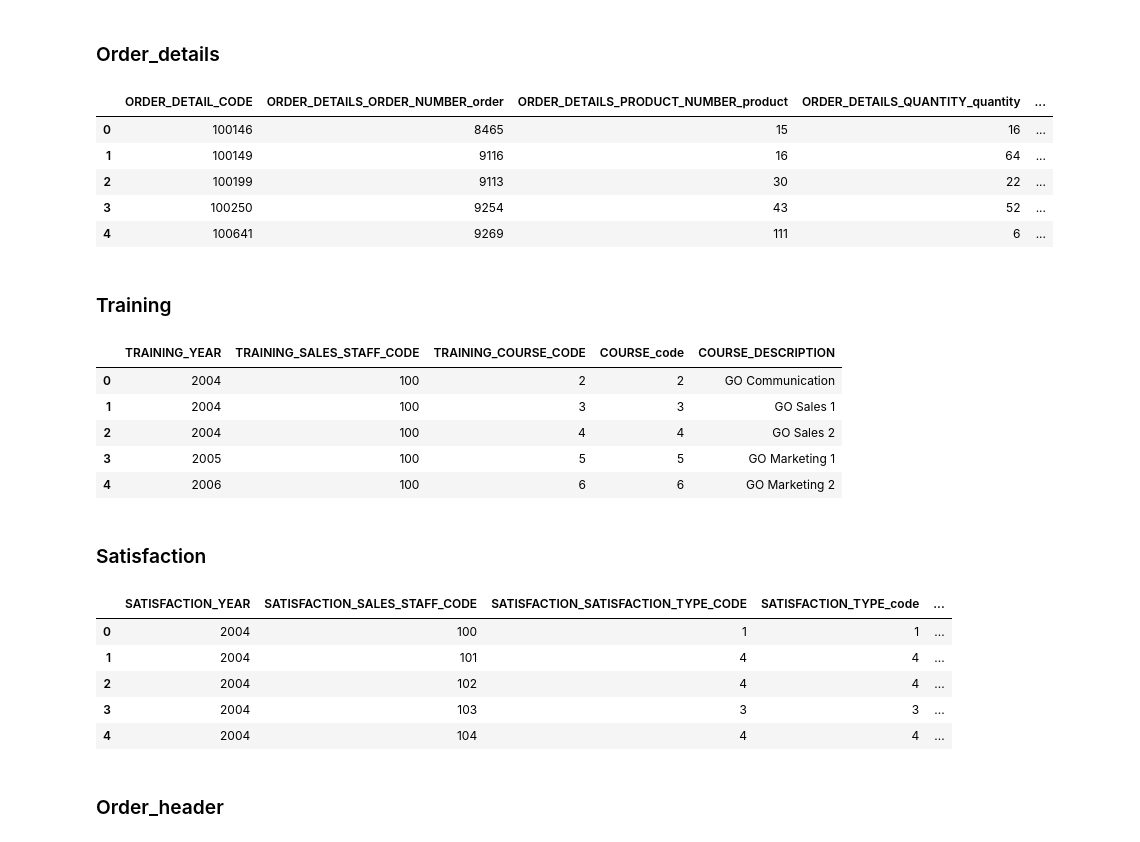
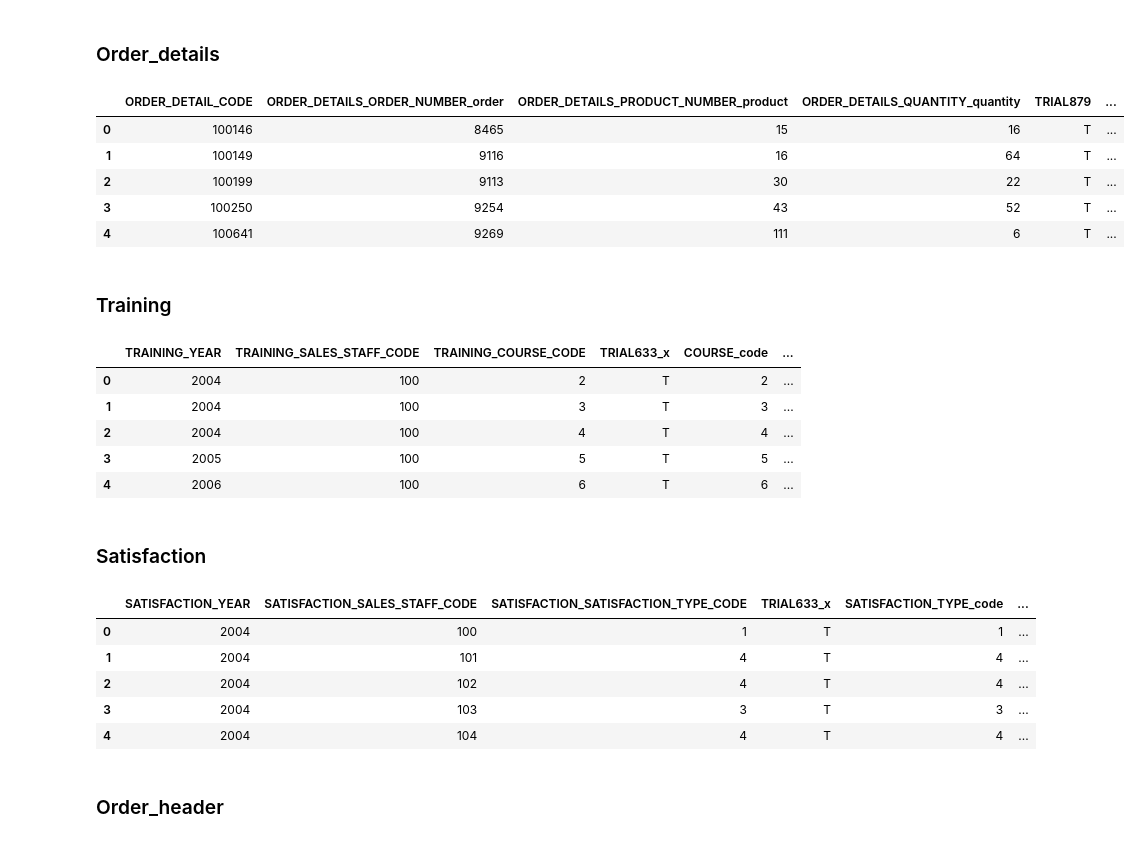
Before and after one commit to Nrojt/SE4-DEDS-Pyhton-opdrachten, a Jupyter notebook: week 4/4.3/Practicum_4.3.ipynb, the cells around one changed output. Drawn from its saved outputs; the diff is of its cells as text; code cells hidden in the pictures.

```diff
--- a/week 4/4.3/Practicum_4.3.ipynb
+++ b/week 4/4.3/Practicum_4.3.ipynb
@@ -466,13 +478,12 @@ retailer_site.head()
 ### Sales_branch
 # %%
 sales_branch = go_sales_sales_branch
-
-# dropping the trial888 column
-sales_branch = sales_branch.drop(columns=['TRIAL888'])
 
 # rename the columns
 sales_branch = sales_branch.rename(columns={'SALES_BRANCH_CODE': 'SALES_BRANCH_code', 'COUNTRY_CODE': 'SALES_BRANCH_COUNTRY_CODE_country', 'REGION': 'SALES_BRANCH_REGION_region', 'CITY': 'SALES_BRANCH_CITY_city', 'POSTAL_ZONE': 'SALES_BRANCH_POSTAL_ZONE_postal_zone', 'ADDRESS1': 'SALES_BRANCH_ADDRESS1_address', 'ADDRESS2': 'SALES_BRANCH_ADDRESS2_address', 'MAIN_ADDRESS': 'SALES_BRANCH_MAIN_ADDRESS_address'})
 
+all_dataframes.append(sales_branch)
+
 sales_branch.head()
 # %% [output]
 |  | SALES_BRANCH_code | SALES_BRANCH_ADDRESS1_address | SALES_BRANCH_ADDRESS2_address | SALES_BRANCH_CITY_city | ... |
@@ -485,13 +496,12 @@ sales_branch.head()
 ### Retailer_contact
 # %%
 retailer_contact = go_crm_retailer_contact
-
-# dropping the trial222 column
-retailer_contact = retailer_contact.drop(columns=['TRIAL222'])
 
 # rename the columns
 retailer_contact = retailer_contact.rename(columns={'RETAILER_CONTACT_CODE': 'RETAILER_CONTACT_code', 'E_MAIL': 'RETAILER_CONTACT_email', 'RETAILER_SITE_CODE': 'RETAILER_CONTACT_RETAILER_SITE_CODE_site_code', 'JOB_POSITION_EN': 'RETAILER_CONTACT_JOB_POSITION_EN_position', 'EXTENSION': 'RETAILER_CONTACT_EXTENSION_extension', 'FAX': 'RETAILER_CONTACT_FAX_fax', 'GENDER' : 'RETAILER_CONTACT_GENDER_gender', 'FIRST_NAME': 'RETAILER_CONTACT_FIRST_NAME_first_name', 'LAST_NAME': 'RETAILER_CONTACT_LAST_NAME_last_name'})
 
+all_dataframes.append(retailer_contact)
+
 retailer_contact.head()
 # %% [output]
 |  | RETAILER_CONTACT_code | RETAILER_CONTACT_RETAILER_SITE_CO... | RETAILER_CONTACT_FIRST_NAME_first... | RETAILER_CONTACT_LAST_NAME_last_name | ... |
@@ -504,12 +514,11 @@ retailer_contact.head()
 ### Retailer
 # %%
 retailer = pd.merge(go_crm_retailer, go_crm_retailer_type, left_on='RETAILER_TYPE_CODE', right_on='RETAILER_TYPE_CODE')
-
-# dropping the trial219 and trial222 columns
-retailer = retailer.drop(columns=['TRIAL219', 'TRIAL222'])
 
 # rename the columns
 retailer = retailer.rename(columns={'RETAILER_CODE': 'RETAILER_code', 'COMPANY_NAME': 'RETAILER_name', 'RETAILER_CODEMR': 'RETAILER_COMPANY_CODE_MR_company', 'RETAILER_TYPE_CODE': 'RETAILER_RETAILER_TYPE_retailer_type_code', 'RETAILER_TYPE_EN': 'RETAILER_RETAILER_TYPE_retailer_type_EN'})
 
+all_dataframes.append(retailer)
+
 retailer.head()
 # %% [output]
@@ -525,12 +534,11 @@ retailer.head()
 product = pd.merge(go_sales_product, go_sales_product_type, left_on='PRODUCT_TYPE_CODE', right_on='PRODUCT_TYPE_CODE')
 product = pd.merge(product, go_sales_product_line, left_on='PRODUCT_LINE_CODE', right_on='PRODUCT_LINE_CODE')
 
-#dropping the trial888 column
-product = product.drop(columns=['TRIAL888'])
-
 # rename the columns
 product = product.rename(columns={'PRODUCT_NUMBER': 'PRODUCT_number', 'PRODUCT_NAME': 'PRODUCT_name_product', 'DESCRIPTION': 'PRODUCT_description_description', 'PRODUCT_IMAGE': 'PRODUCT_image_image', 'INTRODUCTION_DATE': 'PRODUCT_INTRODUCTION_DATE_introduced', 'PRODUCTION_COST': 'PRODUCT_PRODUCTION_COST_cost', 'MARGIN': 'PRODUCT_MARGIN_margin', 'LANGUAGE': 'PRODUCT_LANGUAGE_language',  'PRODUCT_TYPE_CODE': 'PRODUCT_PRODUCT_TYPE_code', 'PRODUCT_TYPE_EN': 'PRODUCT_PRODUCT_TYPE_code_en', 'PRODUCT_LINE_CODE': 'PRODUCT_PRODUCT_LINE_code', 'PRODUCT_LINE_EN': 'PRODUCT_PRODUCT_LINE_code_en'})
 
+all_dataframes.append(product)
+
 product.head()
 # %% [output]
 |  | PRODUCT_number | PRODUCT_INTRODUCTION_DATE_introduced | PRODUCT_PRODUCT_TYPE_code | PRODUCT_PRODUCTION_COST_cost | ... |
@@ -544,30 +552,31 @@ product.head()
 # %%
 order_details = go_sales_order_details
 
 # replacing original columns with unit and returned_item
 order_details['ORDER_DETAILS_UNIT_ID_unit'] = unit.index
 
 # merging the returned_item and order_details
 order_details = pd.merge(order_details, returned_item, left_on='ORDER_DETAIL_CODE', right_on='RETURNED_ITEM_ORDER_DETAIL_CODE_detail_code')
 
+# merging unit and order_details
+order_details = pd.merge(order_details, unit, left_on='UNIT_ID', right_on='UNIT_ID')
+
 # dropping the columns replaced by unit and returned_item
 order_details = order_details.drop(columns=['UNIT_COST', 'UNIT_PRICE', 'UNIT_SALE_PRICE'])
-
-
-# dropping the trial879 column
-order_details = order_details.drop(columns=['TRIAL879'])
 
 # rename the columns
 order_details = order_details.rename(columns={'ORDER_DETAILS_CODE': 'ORDER_DETAILS_code', 'QUANTITY': 'ORDER_DETAILS_QUANTITY_quantity', 'RETURNED_ITEM_code': 'ORDER_DETAILS_RETURN_CODE_returned', 'ORDER_NUMBER': 'ORDER_DETAILS_ORDER_NUMBER_order', 'PRODUCT_NUMBER': 'ORDER_DETAILS_PRODUCT_NUMBER_product', 'UNIT_ID': 'ORDER_DETAILS_UNIT_ID_unit'})
 
+all_dataframes.append(order_details)
+
 order_details.head()
 # %% [output]
-|  | ORDER_DETAIL_CODE | ORDER_DETAILS_ORDER_NUMBER_order | ORDER_DETAILS_PRODUCT_NUMBER_product | ORDER_DETAILS_QUANTITY_quantity | ... |
-| 0 | 100146 | 8465 | 15 | 16 | ... |
-| 1 | 100149 | 9116 | 16 | 64 | ... |
-| 2 | 100199 | 9113 | 30 | 22 | ... |
-| 3 | 100250 | 9254 | 43 | 52 | ... |
-| 4 | 100641 | 9269 | 111 | 6 | ... |
+|  | ORDER_DETAIL_CODE | ORDER_DETAILS_ORDER_NUMBER_order | ORDER_DETAILS_PRODUCT_NUMBER_product | ORDER_DETAILS_QUANTITY_quantity | TRIAL879 | ... |
+| 0 | 100146 | 8465 | 15 | 16 | T | ... |
+| 1 | 100149 | 9116 | 16 | 64 | T | ... |
+| 2 | 100199 | 9113 | 30 | 22 | T | ... |
+| 3 | 100250 | 9254 | 43 | 52 | T | ... |
+| 4 | 100641 | 9269 | 111 | 6 | T | ... |
 # %% [markdown]
 ### Training
 # %%
@@ -578,20 +587,19 @@ training = go_staff_training
 training = pd.merge(training, year, left_on='YEAR', right_on='YEAR')
 training = pd.merge(training, course, left_on='COURSE_CODE', right_on='COURSE_code')
 
-# dropping the trial633 column
-training = training.drop(columns=['TRIAL633'])
-
 # rename the columns
 training = training.rename(columns={'SALES_STAFF_CODE': 'TRAINING_SALES_STAFF_CODE', 'COURSE_CODE': 'TRAINING_COURSE_CODE', 'YEAR': 'TRAINING_YEAR'})
 
+all_dataframes.append(training)
+
 training.head()
 # %% [output]
-|  | TRAINING_YEAR | TRAINING_SALES_STAFF_CODE | TRAINING_COURSE_CODE | COURSE_code | COURSE_DESCRIPTION |
-| 0 | 2004 | 100 | 2 | 2 | GO Communication |
-| 1 | 2004 | 100 | 3 | 3 | GO Sales 1 |
-| 2 | 2004 | 100 | 4 | 4 | GO Sales 2 |
-| 3 | 2005 | 100 | 5 | 5 | GO Marketing 1 |
-| 4 | 2006 | 100 | 6 | 6 | GO Marketing 2 |
+|  | TRAINING_YEAR | TRAINING_SALES_STAFF_CODE | TRAINING_COURSE_CODE | TRIAL633_x | COURSE_code | ... |
+| 0 | 2004 | 100 | 2 | T | 2 | ... |
+| 1 | 2004 | 100 | 3 | T | 3 | ... |
+| 2 | 2004 | 100 | 4 | T | 4 | ... |
+| 3 | 2005 | 100 | 5 | T | 5 | ... |
+| 4 | 2006 | 100 | 6 | T | 6 | ... |
 # %% [markdown]
 ### Satisfaction
 # %%
@@ -602,20 +610,19 @@ satisfaction = go_staff_satisfaction
 satisfaction = pd.merge(satisfaction, year, left_on='YEAR', right_on='YEAR')
 satisfaction = pd.merge(satisfaction, satisfaction_type, left_on='SATISFACTION_TYPE_CODE', right_on='SATISFACTION_TYPE_code')
 
-# dropping the trial633 column
-satisfaction = satisfaction.drop(columns=['TRIAL633'])
-
 # rename the columns
 satisfaction = satisfaction.rename(columns={'SALES_STAFF_CODE': 'SATISFACTION_SALES_STAFF_CODE', 'SATISFACTION_TYPE_CODE': 'SATISFACTION_SATISFACTION_TYPE_CODE', 'YEAR': 'SATISFACTION_YEAR'})
 
+all_dataframes.append(satisfaction)
+
 satisfaction.head()
 # %% [output]
-|  | SATISFACTION_YEAR | SATISFACTION_SALES_STAFF_CODE | SATISFACTION_SATISFACTION_TYPE_CODE | SATISFACTION_TYPE_code | ... |
-| 0 | 2004 | 100 | 1 | 1 | ... |
-| 1 | 2004 | 101 | 4 | 4 | ... |
-| 2 | 2004 | 102 | 4 | 4 | ... |
-| 3 | 2004 | 103 | 3 | 3 | ... |
-| 4 | 2004 | 104 | 4 | 4 | ... |
+|  | SATISFACTION_YEAR | SATISFACTION_SALES_STAFF_CODE | SATISFACTION_SATISFACTION_TYPE_CODE | TRIAL633_x | SATISFACTION_TYPE_code | ... |
+| 0 | 2004 | 100 | 1 | T | 1 | ... |
+| 1 | 2004 | 101 | 4 | T | 4 | ... |
+| 2 | 2004 | 102 | 4 | T | 4 | ... |
+| 3 | 2004 | 103 | 3 | T | 3 | ... |
+| 4 | 2004 | 104 | 4 | T | 4 | ... |
 # %% [markdown]
 ### Order_header
 # %%
```
Also changed, not shown: parts of 27 cells of this notebook.
